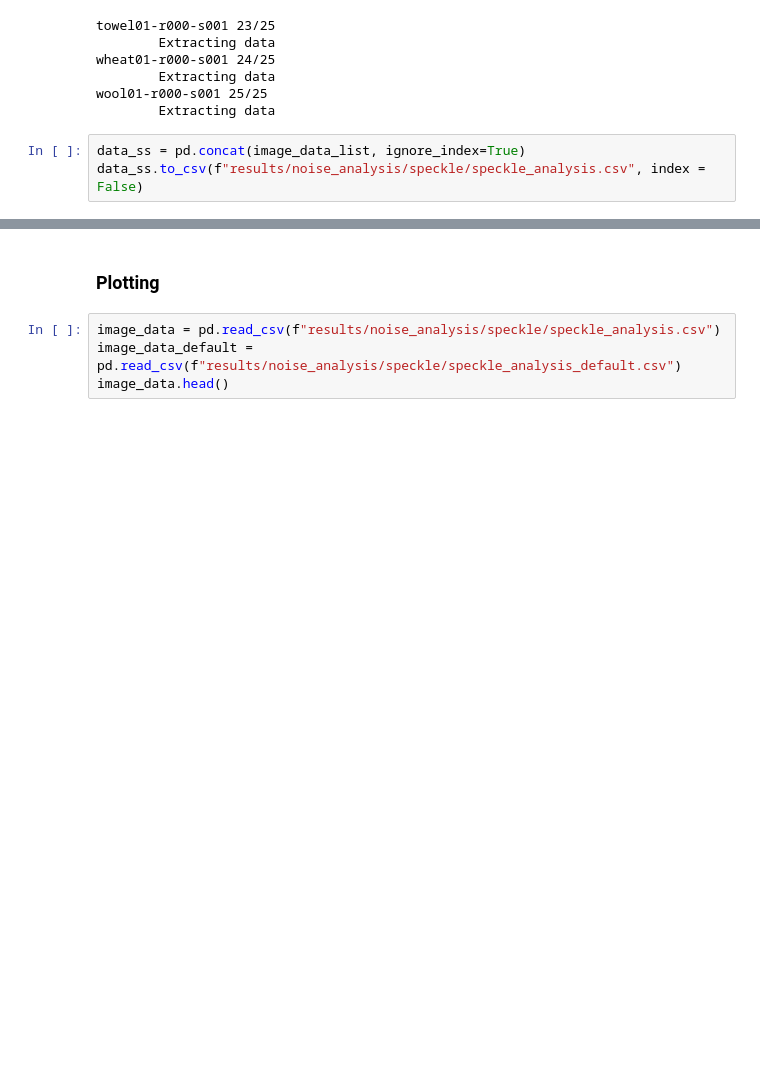
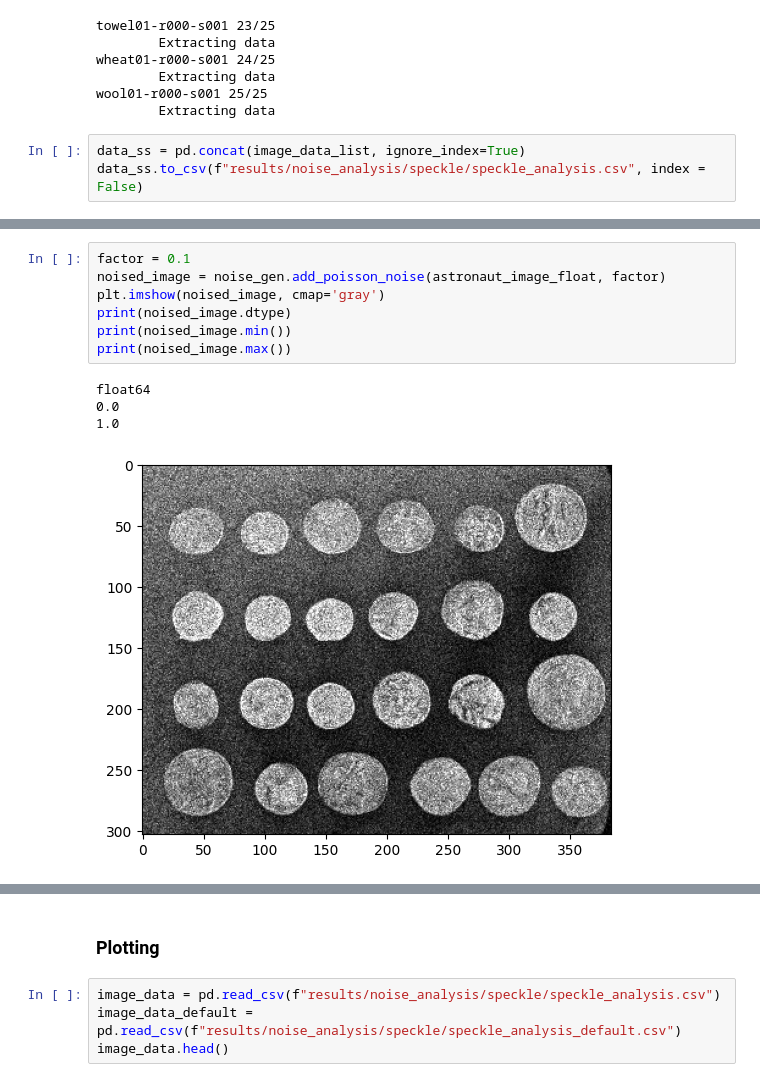
Before and after one commit to alvaroalbuquerque/SCS_plane_study, a Jupyter notebook: noise_analysis_poisson.ipynb, the cells around one changed output, grey strips where cells are left out. Saved outputs shown, nothing was run; the diff lists cells and outputs as text; blank space fills up the shorter version.

Commit message:
poisson noise added

```diff
--- a/noise_analysis_poisson.ipynb
+++ b/noise_analysis_poisson.ipynb
@@ -206,0 +310,12 @@ data_ss.to_csv(f"results/noise_analysis/speckle/speckle_analysis.csv", index = F
+# %%
+factor = 0.1
+noised_image = noise_gen.add_poisson_noise(astronaut_image_float, factor)
+plt.imshow(noised_image, cmap='gray')
+print(noised_image.dtype)
+print(noised_image.min())
+print(noised_image.max())
+# %% [output]
+float64
+0.0
+1.0
+[figure, added]
```
Also changed, not shown: parts of 16 cells of this notebook, 1 other file.
